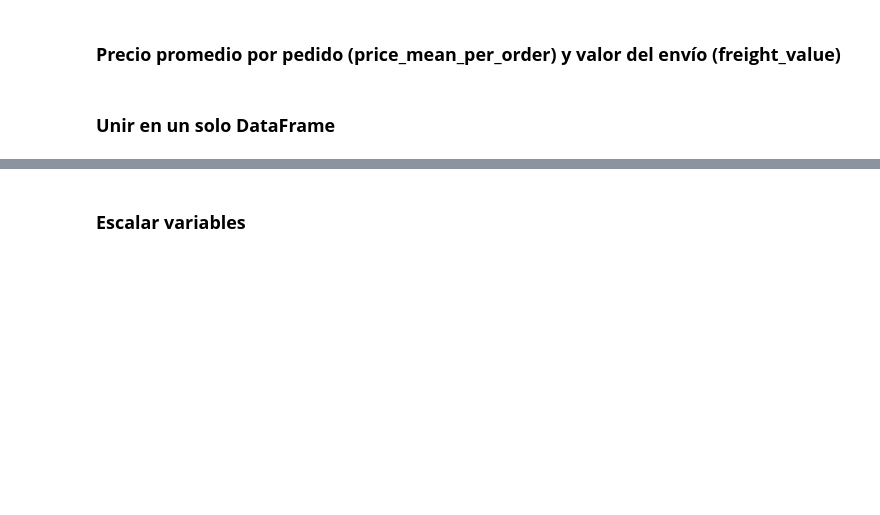
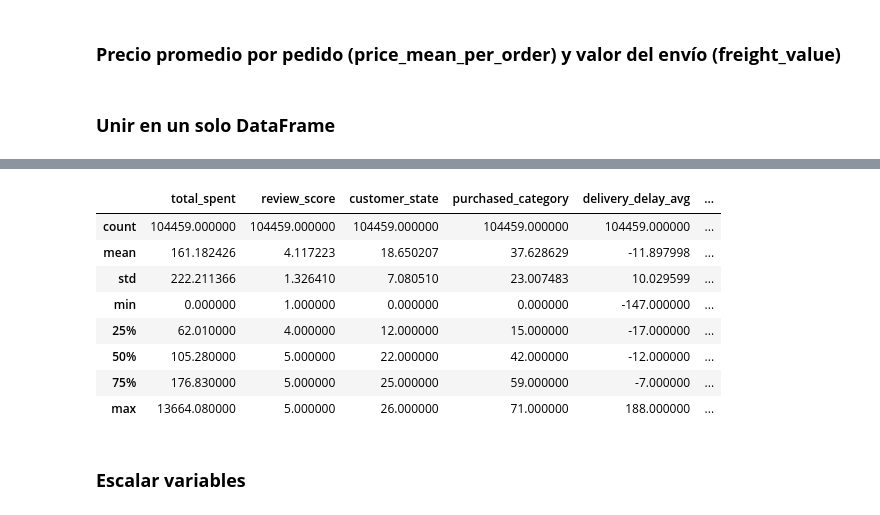
Before and after one commit to paulabaal12/PROY3-DM, a Jupyter notebook: Entrega 2/pipeline.ipynb, the cells around one changed output, grey strips where cells are left out. Drawn from its saved outputs; the diff is of its cells as text; code cells hidden in the pictures; blank space fills up the shorter version.

```diff
--- a/Entrega 2/pipeline.ipynb
+++ b/Entrega 2/pipeline.ipynb
@@ -418,25 +411,25 @@ orders_products = pd.merge(order_items_df[['order_id', 'product_id']], orders_df
 orders_products = pd.merge(orders_products, products_df[['product_id', 'product_category_name']], on='product_id', how='left')
 
 # Agrupar y encontrar la categoría más frecuente
-frequent_category = orders_products.groupby(['customer_id', 'product_category_name']).size().reset_index(name='counts')
+purchased_category = orders_products.groupby(['customer_id', 'product_category_name']).size().reset_index(name='counts')
 
 # Traducir el nombre de la categoría
 translations = pd.read_csv('data/product_category_name_translation.csv')
 with open('encoding_mappings.json', 'r') as f:
     encoding_mappings = json.load(f)
 # Se hace merge para traducir los nombres
-frequent_category = frequent_category.merge(
+purchased_category = purchased_category.merge(
     translations,
     on='product_category_name',
     how='left'
 )
 # Codificación de la categoría
 encoding_dict = encoding_mappings["product_category_name_english"]
-frequent_category = frequent_category.drop(columns=['product_category_name'])
-frequent_category['product_category_name'] = frequent_category['product_category_name_english'].map(encoding_dict)
+purchased_category = purchased_category.drop(columns=['product_category_name'])
+purchased_category['product_category_name'] = purchased_category['product_category_name_english'].map(encoding_dict)
 # Eliminar columnas innecesarias
-frequent_category = frequent_category.drop(columns=['product_category_name_english'])
+purchased_category = purchased_category.drop(columns=['product_category_name_english'])
 
-idx = frequent_category.groupby('customer_id')['counts'].idxmax()
-df_frequent_category = frequent_category.loc[idx, ['customer_id', 'product_category_name']]
-df_frequent_category.rename(columns={'product_category_name': 'frequent_category'}, inplace=True)
+idx = purchased_category.groupby('customer_id')['counts'].idxmax()
+df_purchased_category = purchased_category.loc[idx, ['customer_id', 'product_category_name']]
+df_purchased_category.rename(columns={'product_category_name': 'purchased_category'}, inplace=True)
@@ -517,10 +503,9 @@ df_customer_value = df_total_spent
 
 # Luego unir todas las demás
 dfs = [
-    df_order_value,
     df_review_score,
     df_region,
-    df_frequent_category,
+    df_purchased_category,
     delivery_delay_avg,
     df_payment_info,
     df_price_freight
@@ -533,0 +544,11 @@ for df in dfs:
+# %%
+
+# Imputar valores
+
+df_customer_value['review_score'] = df_customer_value['review_score'].fillna(df_customer_value['review_score'].median())
+df_customer_value['purchased_category'] = df_customer_value['purchased_category'].fillna(df_customer_value['purchased_category'].mode()[0])
+df_customer_value['delivery_delay_avg'] = df_customer_value['delivery_delay_avg'].fillna(df_customer_value['delivery_delay_avg'].median())
+df_customer_value['price_mean_per_order'] = df_customer_value['price_mean_per_order'].fillna(df_customer_value['price_mean_per_order'].median())
+df_customer_value['freight_value'] = df_customer_value['freight_value'].fillna(df_customer_value['freight_value'].median())
+
+df_customer_value.isnull().sum()
@@ -534,3 +567,15 @@ for df in dfs:
+# %%
+df_customer_value.describe()
+# %% [output]
+|  | total_spent | review_score | customer_state | purchased_category | delivery_delay_avg | ... |
+| count | 104459.000000 | 104459.000000 | 104459.000000 | 104459.000000 | 104459.000000 | ... |
+| mean | 161.182426 | 4.117223 | 18.650207 | 37.628629 | -11.897998 | ... |
+| std | 222.211366 | 1.326410 | 7.080510 | 23.007483 | 10.029599 | ... |
+| min | 0.000000 | 1.000000 | 0.000000 | 0.000000 | -147.000000 | ... |
+| 25% | 62.010000 | 4.000000 | 12.000000 | 15.000000 | -17.000000 | ... |
+| 50% | 105.280000 | 5.000000 | 22.000000 | 42.000000 | -12.000000 | ... |
+| 75% | 176.830000 | 5.000000 | 25.000000 | 59.000000 | -7.000000 | ... |
+| max | 13664.080000 | 5.000000 | 26.000000 | 71.000000 | 188.000000 | ... |
 # %% [markdown]
 ### **Escalar variables**
 # %%
```
Also changed, not shown: parts of 11 cells of this notebook, 1 other file.
